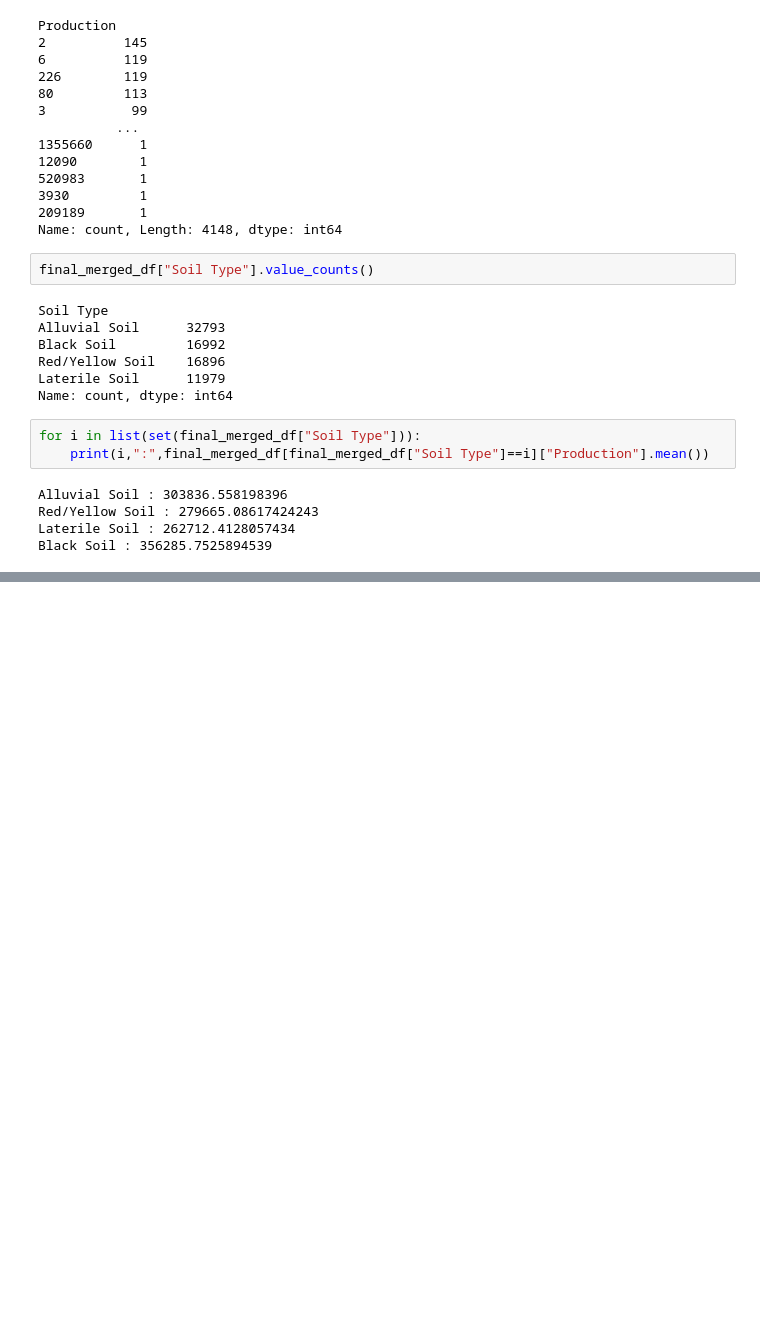
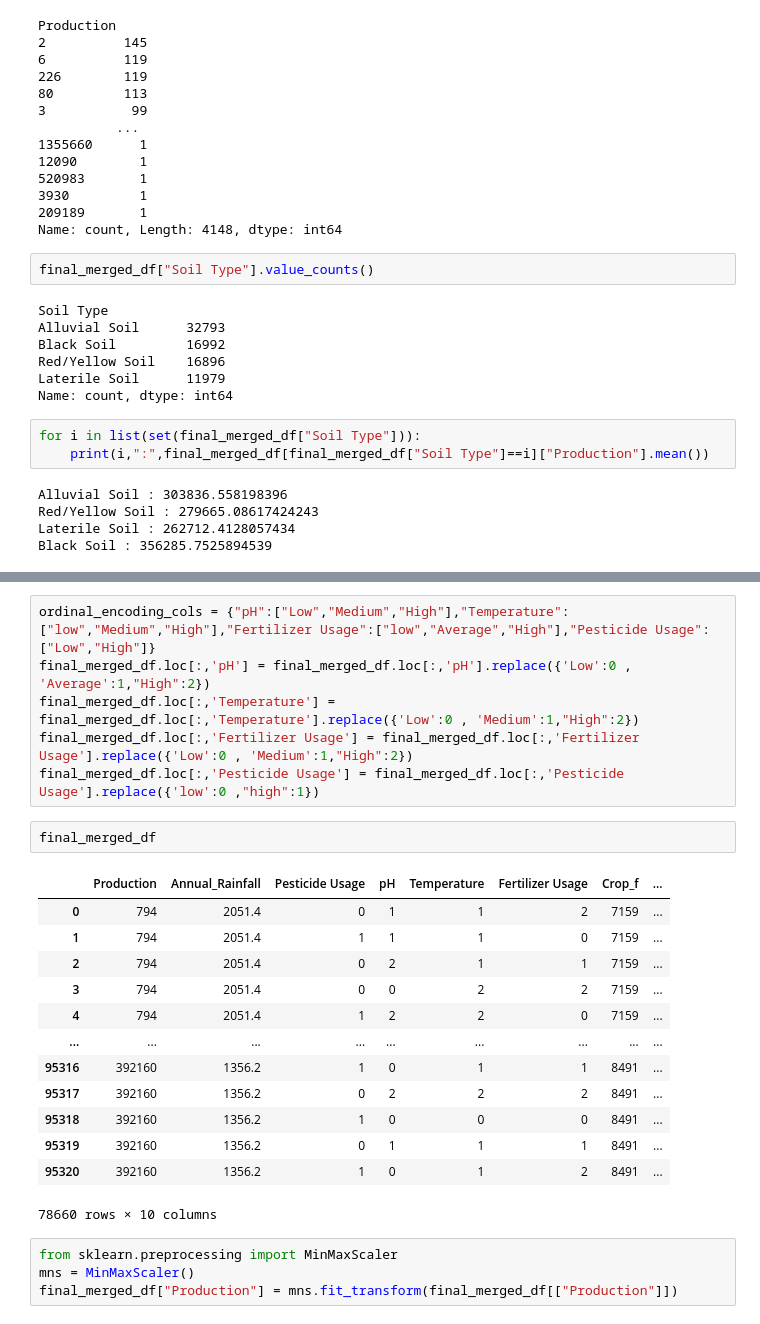
Before and after one commit to Shiva7706/SITNovate, a Jupyter notebook: Data_refine.ipynb, the cells around one changed output, grey strips where cells are left out. Cells and saved outputs as stored; diff of their text form; blank space fills up the shorter version.

Commit message:
preprocessing✅

```diff
--- a/Data_refine.ipynb
+++ b/Data_refine.ipynb
@@ -229,0 +242,26 @@ for i,j in ordinal_encoding_cols.items():
+# %%
+ordinal_encoding_cols = {"pH":["Low","Medium","High"],"Temperature":["low","Medium","High"],"Fertilizer Usage":["low","Average","High"],"Pesticide Usage":["Low","High"]}
+final_merged_df.loc[:,'pH'] = final_merged_df.loc[:,'pH'].replace({'Low':0 , 'Average':1,"High":2})
+final_merged_df.loc[:,'Temperature'] = final_merged_df.loc[:,'Temperature'].replace({'Low':0 , 'Medium':1,"High":2})
+final_merged_df.loc[:,'Fertilizer Usage'] = final_merged_df.loc[:,'Fertilizer Usage'].replace({'Low':0 , 'Medium':1,"High":2})
+final_merged_df.loc[:,'Pesticide Usage'] = final_merged_df.loc[:,'Pesticide Usage'].replace({'low':0 ,"high":1})
+# %%
+final_merged_df
+# %% [output]
+|  | Production | Annual_Rainfall | Pesticide Usage | pH | Temperature | Fertilizer Usage | Crop_f | ... |
+| 0 | 794 | 2051.4 | 0 | 1 | 1 | 2 | 7159 | ... |
+| 1 | 794 | 2051.4 | 1 | 1 | 1 | 0 | 7159 | ... |
+| 2 | 794 | 2051.4 | 0 | 2 | 1 | 1 | 7159 | ... |
+| 3 | 794 | 2051.4 | 0 | 0 | 2 | 2 | 7159 | ... |
+| 4 | 794 | 2051.4 | 1 | 2 | 2 | 0 | 7159 | ... |
+| ... | ... | ... | ... | ... | ... | ... | ... | ... |
+| 95316 | 392160 | 1356.2 | 1 | 0 | 1 | 1 | 8491 | ... |
+| 95317 | 392160 | 1356.2 | 0 | 2 | 2 | 2 | 8491 | ... |
+| 95318 | 392160 | 1356.2 | 1 | 0 | 0 | 0 | 8491 | ... |
+| 95319 | 392160 | 1356.2 | 0 | 1 | 1 | 1 | 8491 | ... |
+| 95320 | 392160 | 1356.2 | 1 | 0 | 1 | 2 | 8491 | ... |
+78660 rows × 10 columns
+# %%
+from sklearn.preprocessing import MinMaxScaler
+mns = MinMaxScaler()
+final_merged_df["Production"] = mns.fit_transform(final_merged_df[["Production"]])
```
Also changed, not shown: parts of 9 cells of this notebook.
